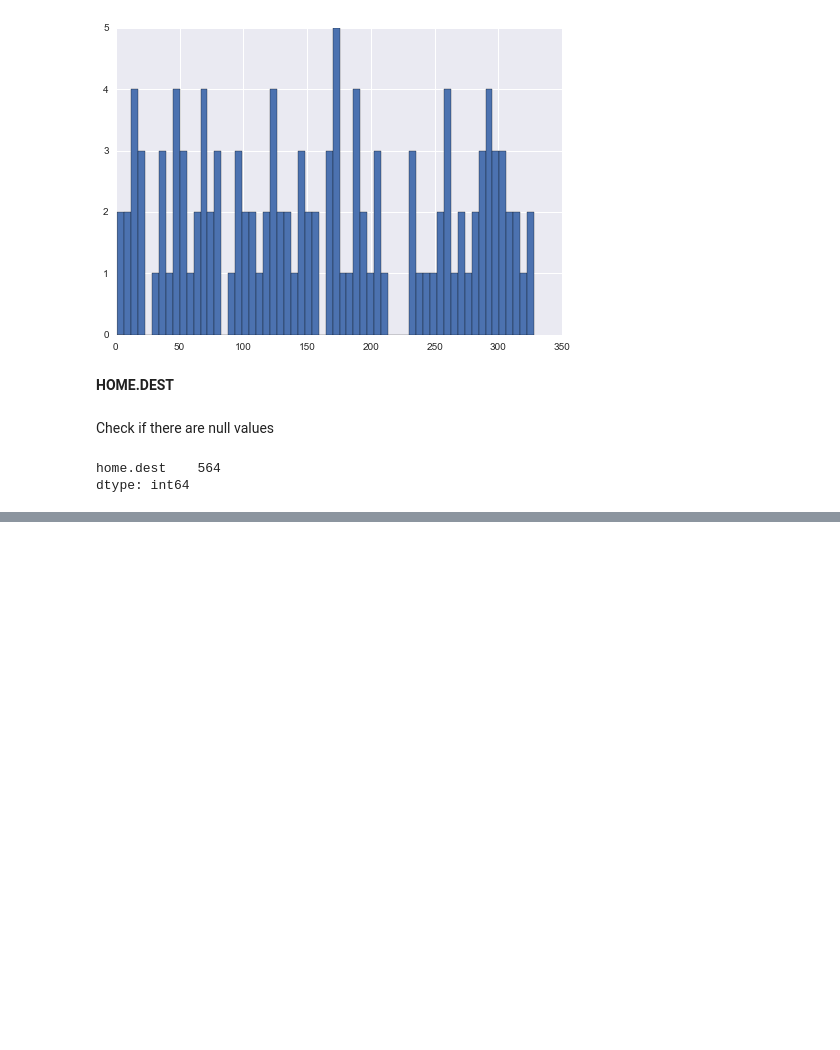
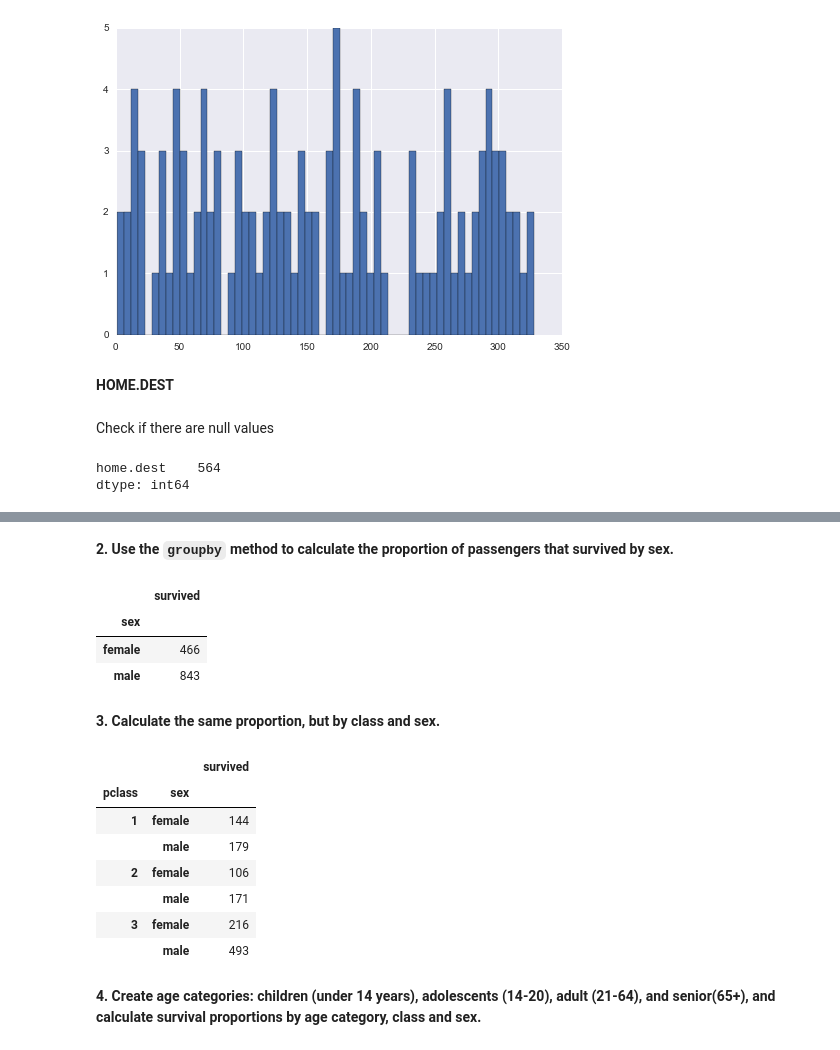
Before and after one commit to bojbilla/AdaHomeworks, a Jupyter notebook: 01 - Pandas and Data Wrangling/Data Wrangling with Pandas.ipynb, the cells around one changed output, grey strips where cells are left out. Saved outputs shown, nothing was run; the diff lists cells and outputs as text; code cells hidden in the pictures; blank space fills up the shorter version.

```diff
--- a/01 - Pandas and Data Wrangling/Data Wrangling with Pandas.ipynb
+++ b/01 - Pandas and Data Wrangling/Data Wrangling with Pandas.ipynb
@@ -1872,0 +1854,25 @@ Name: home.dest, dtype: object
+# %% [markdown]
+<b>2. Use the `groupby` method to calculate the proportion of passengers that survived by sex. </b>
+# %%
+cnt = titanic[['survived']].groupby(titanic.sex).count()
+cnt
+# %% [output]
+|  | survived |
+| sex |  |
+| female | 466 |
+| male | 843 |
+# %% [markdown]
+<b>3. Calculate the same proportion, but by class and sex.</b>
+# %%
+cnt = titanic[['pclass','survived','sex']].groupby(['pclass','sex']).count()
+# %% [output]
+|  |  | survived |
+| pclass | sex |  |
+| 1 | female | 144 |
+|  | male | 179 |
+| 2 | female | 106 |
+|  | male | 171 |
+| 3 | female | 216 |
+|  | male | 493 |
+# %% [markdown]
+<b> 4. Create age categories: children (under 14 years), adolescents (14-20), adult (21-64), and senior(65+), and calculate survival proportions by age category, class and sex. </b>
```
Also changed, not shown: parts of 7 cells of this notebook.
